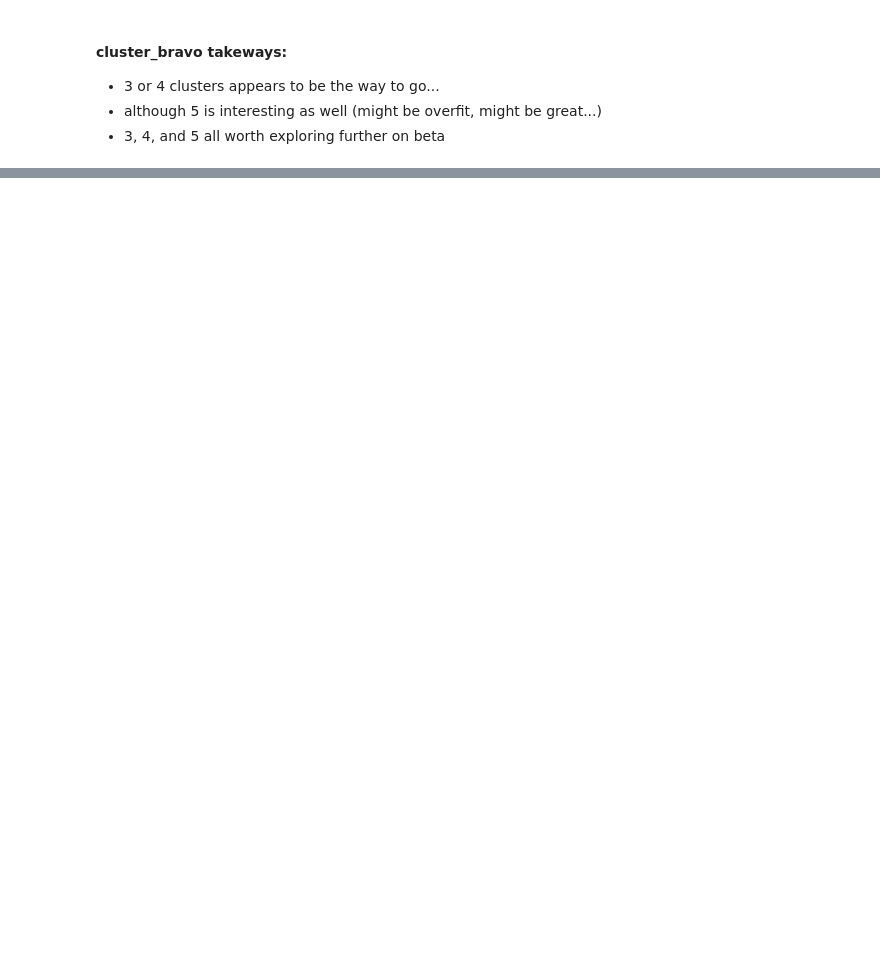
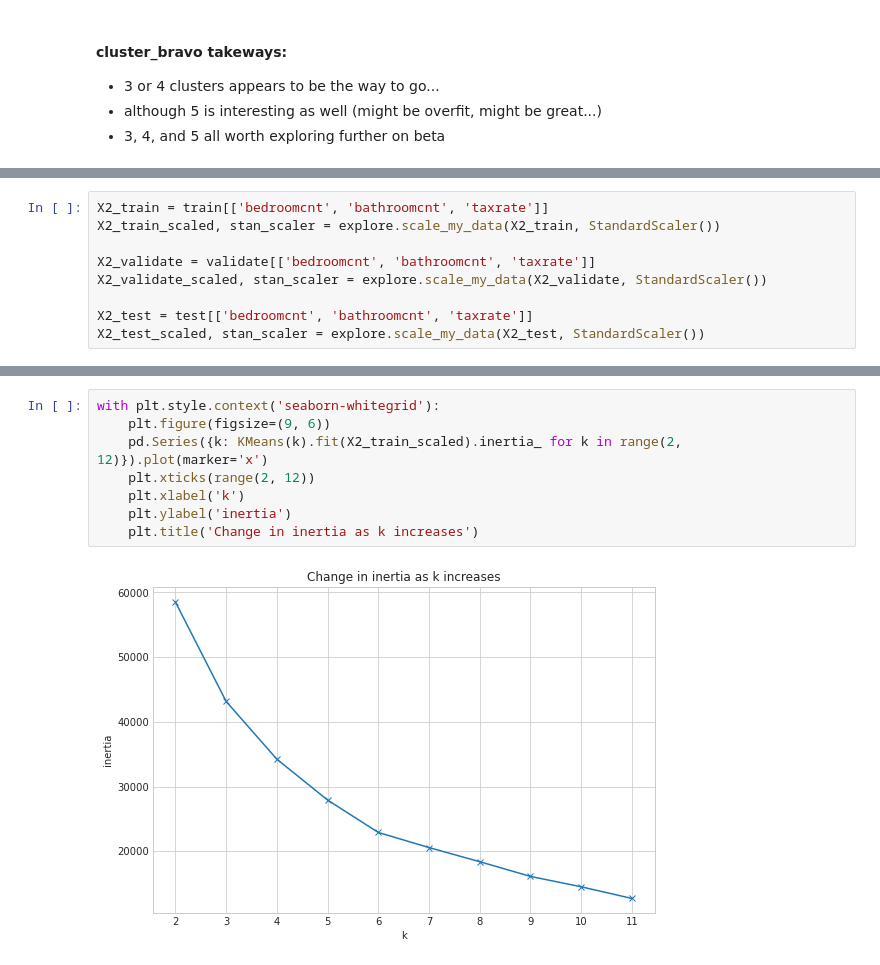
Before and after one commit to Tyler-Applegate/zillow-clustering-project, a Jupyter notebook: final_report.ipynb, the cells around one changed output, grey strips where cells are left out. Drawn from its saved outputs; the diff is of its cells as text; blank space fills up the shorter version.

```diff
--- a/final_report.ipynb
+++ b/final_report.ipynb
@@ -524,0 +527,9 @@ There is evidence to support that the logerror is different in the clusters.
+# %%
+X2_train = train[['bedroomcnt', 'bathroomcnt', 'taxrate']]
+X2_train_scaled, stan_scaler = explore.scale_my_data(X2_train, StandardScaler())
+
+X2_validate = validate[['bedroomcnt', 'bathroomcnt', 'taxrate']]
+X2_validate_scaled, stan_scaler = explore.scale_my_data(X2_validate, StandardScaler())
+
+X2_test = test[['bedroomcnt', 'bathroomcnt', 'taxrate']]
+X2_test_scaled, stan_scaler = explore.scale_my_data(X2_test, StandardScaler())
@@ -524,0 +584,10 @@ There is evidence to support that the logerror is different in the clusters.
+# %%
+with plt.style.context('seaborn-whitegrid'):
+    plt.figure(figsize=(9, 6))
+    pd.Series({k: KMeans(k).fit(X2_train_scaled).inertia_ for k in range(2, 12)}).plot(marker='x')
+    plt.xticks(range(2, 12))
+    plt.xlabel('k')
+    plt.ylabel('inertia')
+    plt.title('Change in inertia as k increases')
+# %% [output]
+[figure, added]
```
Also changed, not shown: parts of 35 cells of this notebook, 1 other file.
